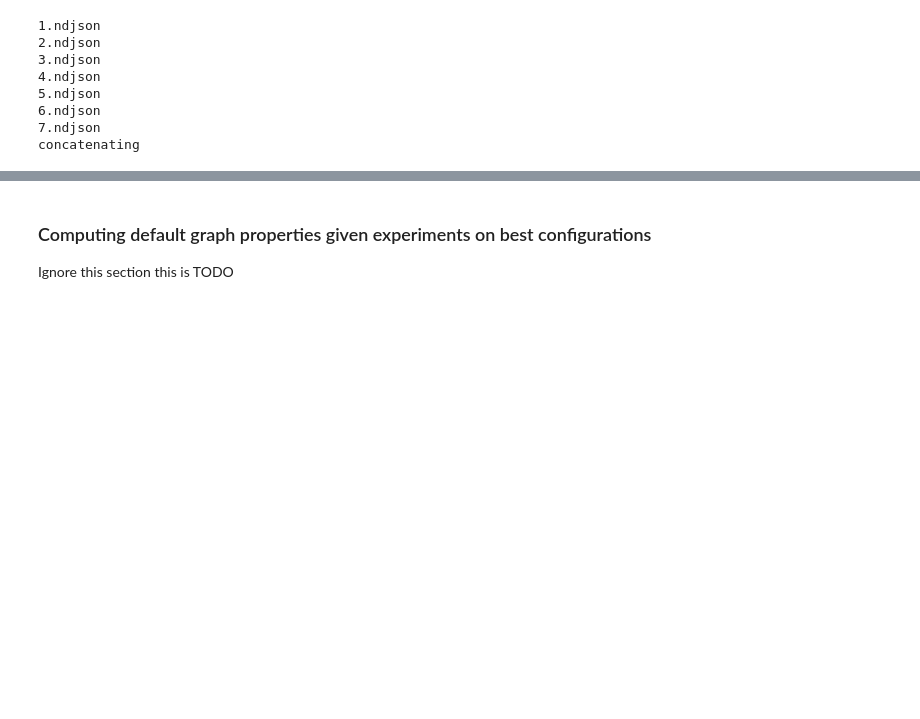
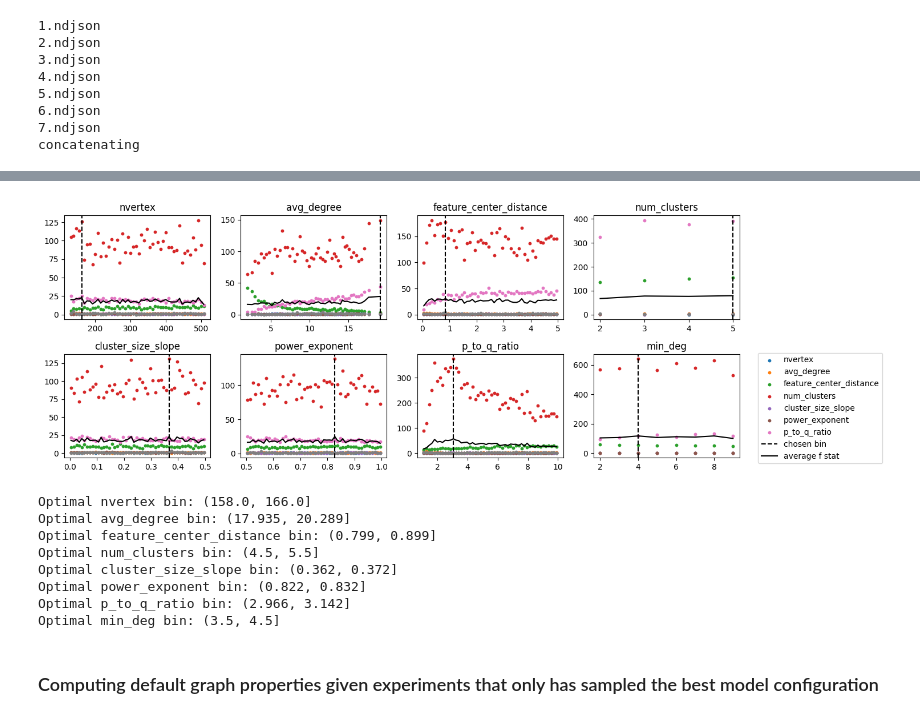
Before and after one commit to ITU-Thesis/graphworld, a Jupyter notebook: evaluation/marginal_graph_properties.ipynb, the cells around one changed output, grey strips where cells are left out. Cells and saved outputs as stored; diff of their text form; code cells hidden in the pictures; blank space fills up the shorter version.

Commit message:
finished marginal graph properties notebook

```diff
--- a/evaluation/marginal_graph_properties.ipynb
+++ b/evaluation/marginal_graph_properties.ipynb
@@ -37,3 +37,4 @@ concatenating
 # Remove graphs where at least one method have failed
 df.drop(['marginal_param', 'fixed_params'], axis=1, inplace=True)
 df.dropna(axis=0, inplace=True)
+df.reset_index(inplace = True, drop=True)
@@ -119,4 +113,15 @@ Optimal min_deg bin: (1.999, 3.0]
+# %%
+find_default_graph_properties(df)
+# %% [output]
+[figure, added]
+Optimal nvertex bin: (158.0, 166.0]
+Optimal avg_degree bin: (17.935, 20.289]
+Optimal feature_center_distance bin: (0.799, 0.899]
+Optimal num_clusters bin: (4.5, 5.5]
+Optimal cluster_size_slope bin: (0.362, 0.372]
+Optimal power_exponent bin: (0.822, 0.832]
+Optimal p_to_q_ratio bin: (2.966, 3.142]
+Optimal min_deg bin: (3.5, 4.5]
 # %% [markdown]
-### Computing default graph properties given experiments on best configurations
-Ignore this section this is TODO
+### Computing default graph properties given experiments that only has sampled the best model configuration
 # %%
```
Also changed, not shown: parts of 9 cells of this notebook, 1 other file.
